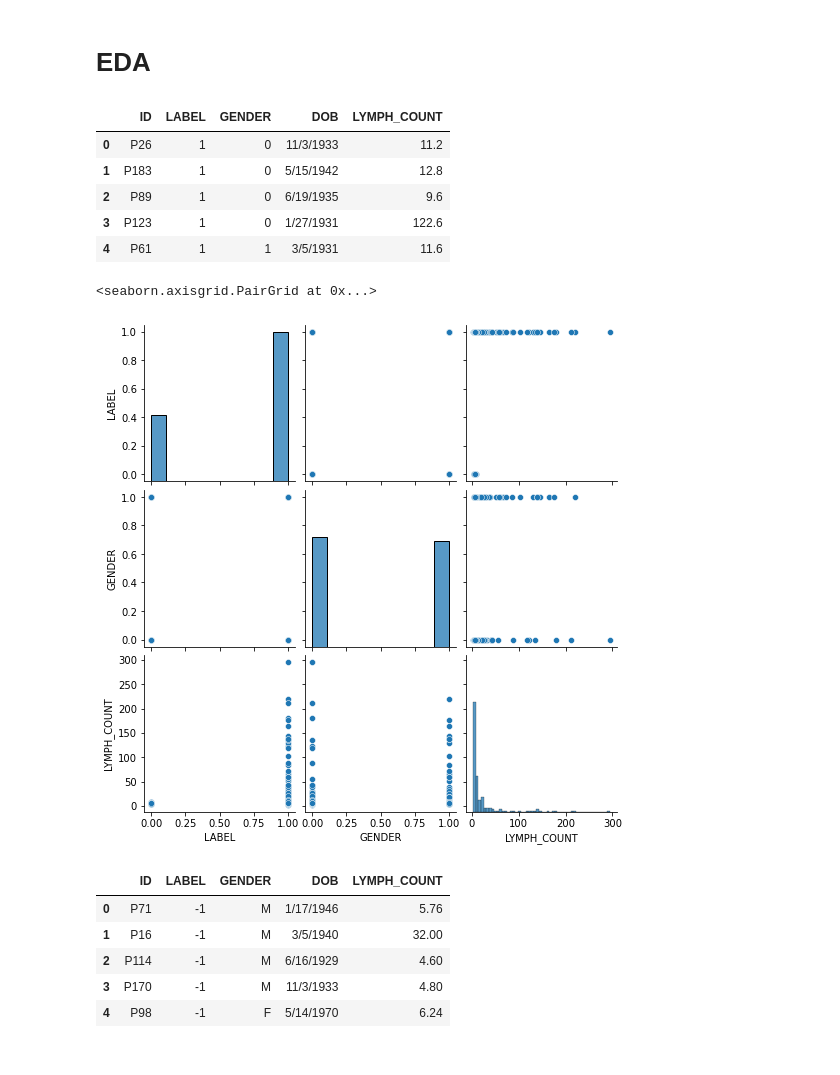
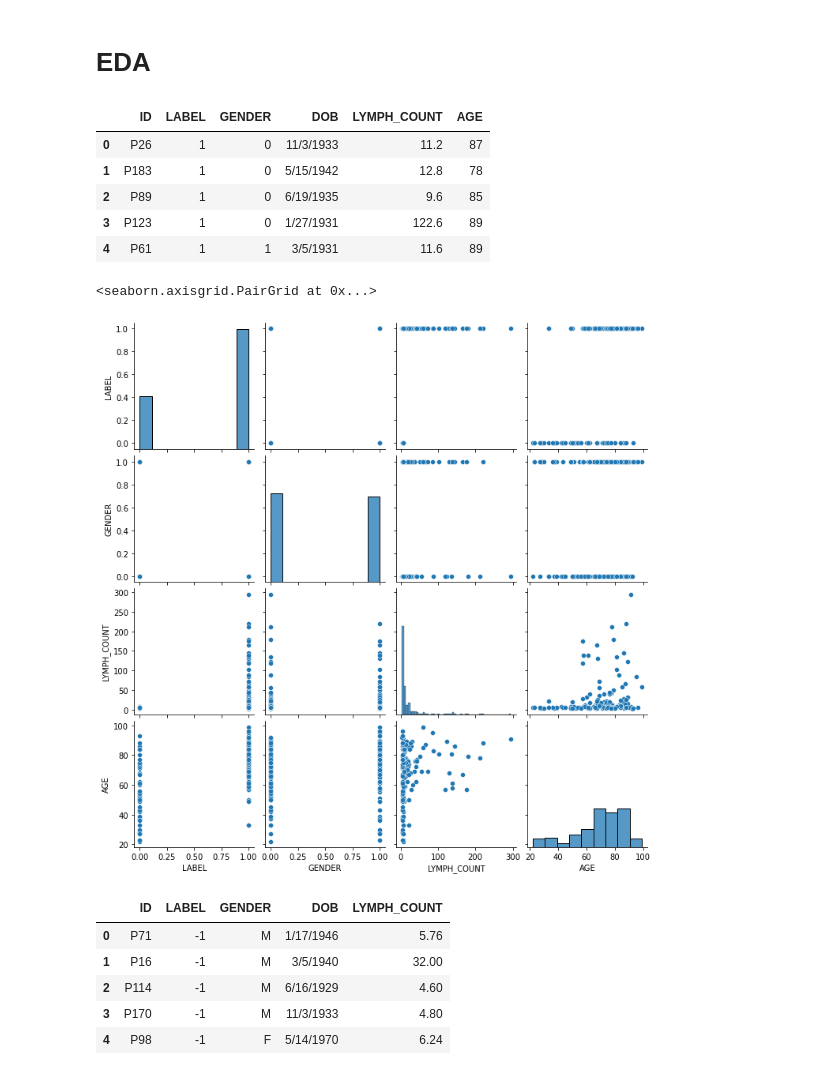
Before and after one commit to jaggbow/DLMI_Challenge, a Jupyter notebook: milbaseline.ipynb, the cells around one changed output. Saved outputs shown, nothing was run; the diff lists cells and outputs as text; code cells hidden in the pictures.

```diff
--- a/milbaseline.ipynb
+++ b/milbaseline.ipynb
@@ -27,19 +31,20 @@ from torchvision.utils import make_grid
 df_train = pd.read_csv('../input/3md3070-dlmi/trainset/trainset_true.csv')
 df_train['GENDER'] = df_train.GENDER.apply(lambda x: int(x=='F'))
 df_train['DOB'] = df_train['DOB'].apply(lambda x: x.replace("-", "/"))
+df_train['AGE'] = df_train['DOB'].apply(lambda x: 2020-int(x.split("/")[-1]))
 df_train.head()
 # %% [output]
-|  | ID | LABEL | GENDER | DOB | LYMPH_COUNT |
-| 0 | P26 | 1 | 0 | 11/3/1933 | 11.2 |
-| 1 | P183 | 1 | 0 | 5/15/1942 | 12.8 |
-| 2 | P89 | 1 | 0 | 6/19/1935 | 9.6 |
-| 3 | P123 | 1 | 0 | 1/27/1931 | 122.6 |
-| 4 | P61 | 1 | 1 | 3/5/1931 | 11.6 |
+|  | ID | LABEL | GENDER | DOB | LYMPH_COUNT | AGE |
+| 0 | P26 | 1 | 0 | 11/3/1933 | 11.2 | 87 |
+| 1 | P183 | 1 | 0 | 5/15/1942 | 12.8 | 78 |
+| 2 | P89 | 1 | 0 | 6/19/1935 | 9.6 | 85 |
+| 3 | P123 | 1 | 0 | 1/27/1931 | 122.6 | 89 |
+| 4 | P61 | 1 | 1 | 3/5/1931 | 11.6 | 89 |
 # %%
-sns.pairplot(df_train[['LABEL', 'GENDER', 'LYMPH_COUNT']])
+sns.pairplot(df_train[['LABEL', 'GENDER', 'LYMPH_COUNT', "AGE"]])
 # %% [output]
 <seaborn.axisgrid.PairGrid at 0x...>
-[figure, old version]
+[figure, new version]
 # %%
 df_test = pd.read_csv('../input/3md3070-dlmi/testset/testset_data.csv')
 df_test.head()
```
Also changed, not shown: parts of 14 cells of this notebook.
